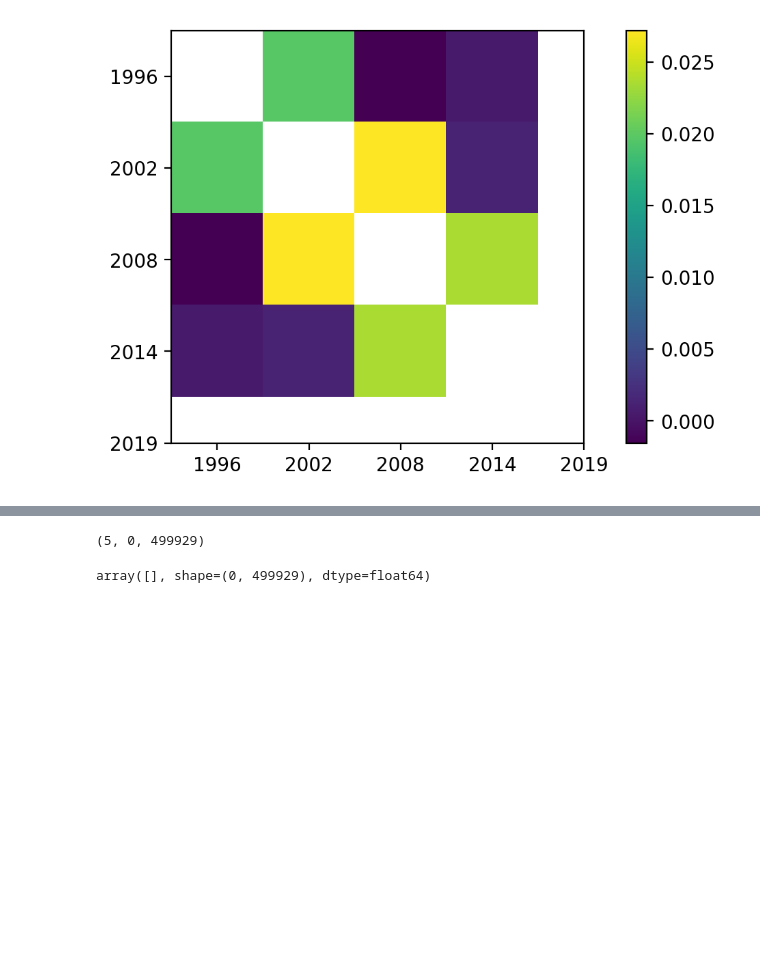
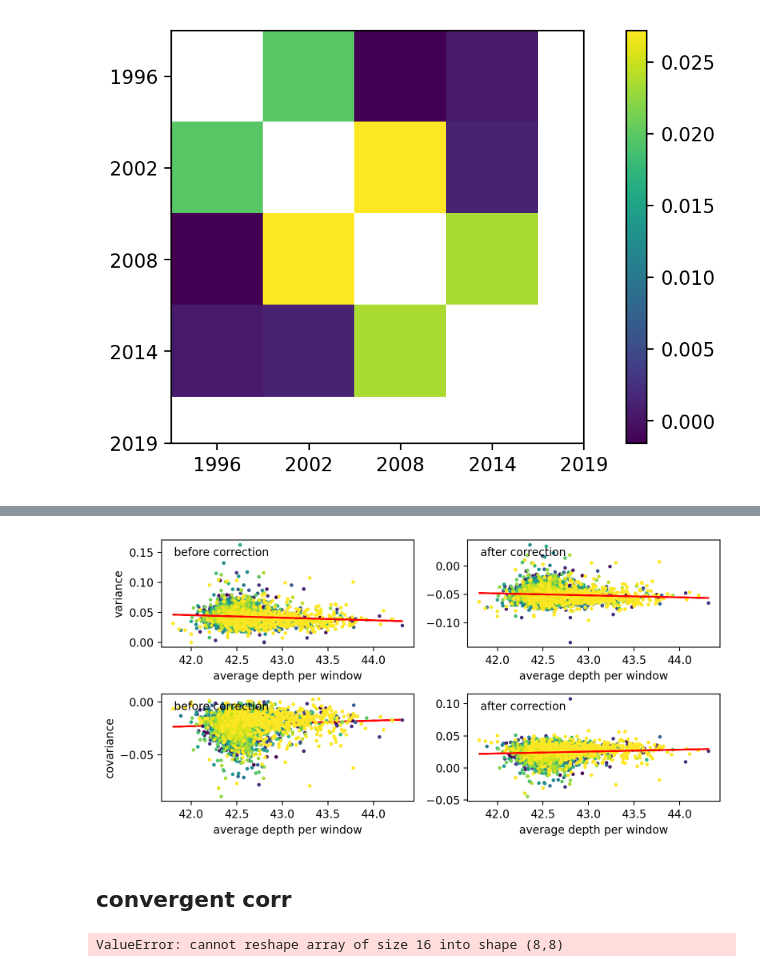
Before and after one commit to rsbrennan/cod_temporal, a Jupyter notebook: cod.ipynb, the cells around one changed output, grey strips where cells are left out. Cells and saved outputs as stored; diff of their text form; code cells hidden in the pictures; blank space fills up the shorter version.

```diff
--- a/cod.ipynb
+++ b/cod.ipynb
@@ -325,5 +312,0 @@ array([], shape=(5, 0, 499929), dtype=float64)
-# %%
-R, T, L = deltas.shape
-deltas.shape
-# %% [output]
-(5, 0, 499929)
@@ -447,5 +313,57 @@ deltas = flatten_matrix(deltas, R, T, L)
-# %%
-#assert(deltas.ndim == 2)
-deltas
-# %% [output]
-array([], shape=(0, 499929), dtype=float64)
+# %%
+diagnostics = d.correction_diagnostics(exclude_seqids=None)
+# %%
+# _ = correction_diagnostic_plot(diagnostics, color=False)
+# diagnostic plot from package threw error.
+def correction_diagnostic_plot(diag, figsize=None, color=True):
+    corr_df, models, xpreds, ypreds = diag
+    if figsize is not None:
+        fig, ax = plt.subplots(ncols=2, nrows=2, figsize=figsize)
+    else:
+        fig, ax = plt.subplots(ncols=2, nrows=2)
+    labelx, labely = 0.05, 0.85
+    before = corr_df[corr_df['correction'] == False]
+    after = corr_df[corr_df['correction'] == True]
+    if color:
+        ax[0, 0].scatter(before['depth'], before['diag'], c=integerize(before['seqid']), s=5)
+        ax[0, 1].scatter(before['depth'], after['diag'], c=integerize(before['seqid']), s=5)
+    else:
+        ax[0, 0].scatter(before['depth'], before['diag'], s=5)
+        ax[0, 1].scatter(before['depth'], after['diag'], s=5)
+    ax[0, 0].plot(xpreds[False], ypreds[False][0], 'r-')
+    ax[0, 1].plot(xpreds[True], ypreds[True][0], 'r-')
+    ax[0, 0].annotate('before correction', xy=(labelx, labely), xycoords='axes fraction')
+    ax[0, 0].set_ylabel('variance')
+    ax[0, 0].set_xlabel('average depth per window')
+    ax[0, 1].set_xlabel('average depth per window')
+    ax[0, 1].annotate('after correction', xy=(labelx, labely), xycoords='axes fraction')
+
+    ax[1, 0].plot(xpreds[False], ypreds[False][1], 'r-')
+    ax[1, 0].annotate('before correction', xy=(labelx, labely), xycoords='axes fraction')
+#    ax[1, 0].axhline(y=0, color='99', zorder=1, linestyle='--')
+    ax[1, 0].set_ylabel('covariance')
+    if color:
+        ax[1, 0].scatter(before['depth'], before['offdiag'], c=integerize(before['seqid']),
+                         zorder=2, s=5)
+        ax[1, 1].scatter(before['depth'], after['offdiag'], c=integerize(before['seqid']),
+                         zorder=2, s=5)
+    else:
+        ax[1, 0].scatter(before['depth'], before['offdiag'], zorder=2, s=5)
+        ax[1, 1].scatter(before['depth'], after['offdiag'], zorder=2, s=5)
+    ax[1, 1].plot(xpreds[True], ypreds[True][1], 'r-')
+    ax[1, 1].annotate('after correction', xy=(labelx, labely), xycoords='axes fraction')
+ #   ax[1, 1].axhline(y=0, color='99', zorder=1, linestyle='--')
+    ax[1, 0].set_xlabel('average depth per window')
+    ax[1, 1].set_xlabel('average depth per window')
+    plt.tight_layout()
+    return fig, ax
+
+_ = correction_diagnostic_plot(diagnostics, color=True)
+# %% [output]
+[figure, added]
+# %% [markdown]
+## convergent corr
+# %%
+d.bootstrap_convergence_corr(B=100, progress_bar=False, subset=(0, 1), ci_method='standard')
+# %% [output]
+ValueError: cannot reshape array of size 16 into shape (8,8)
```
Also changed, not shown: parts of 19 cells of this notebook.
